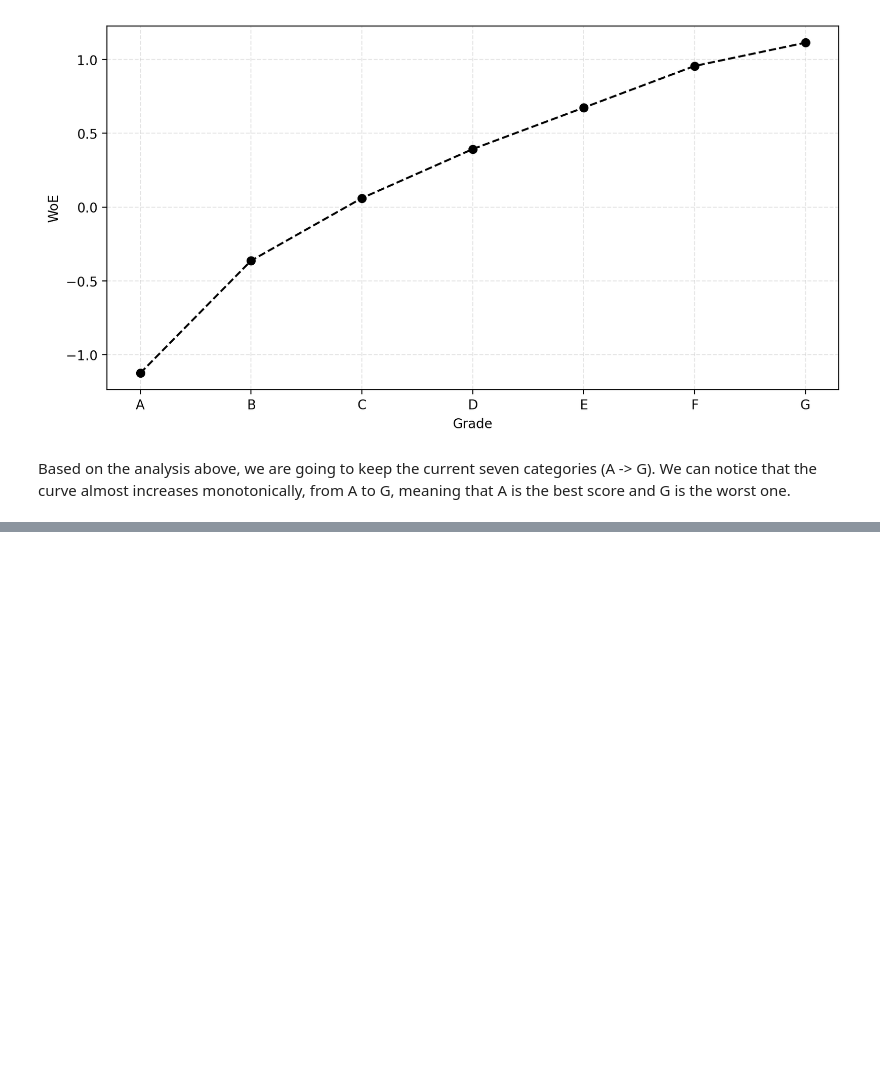
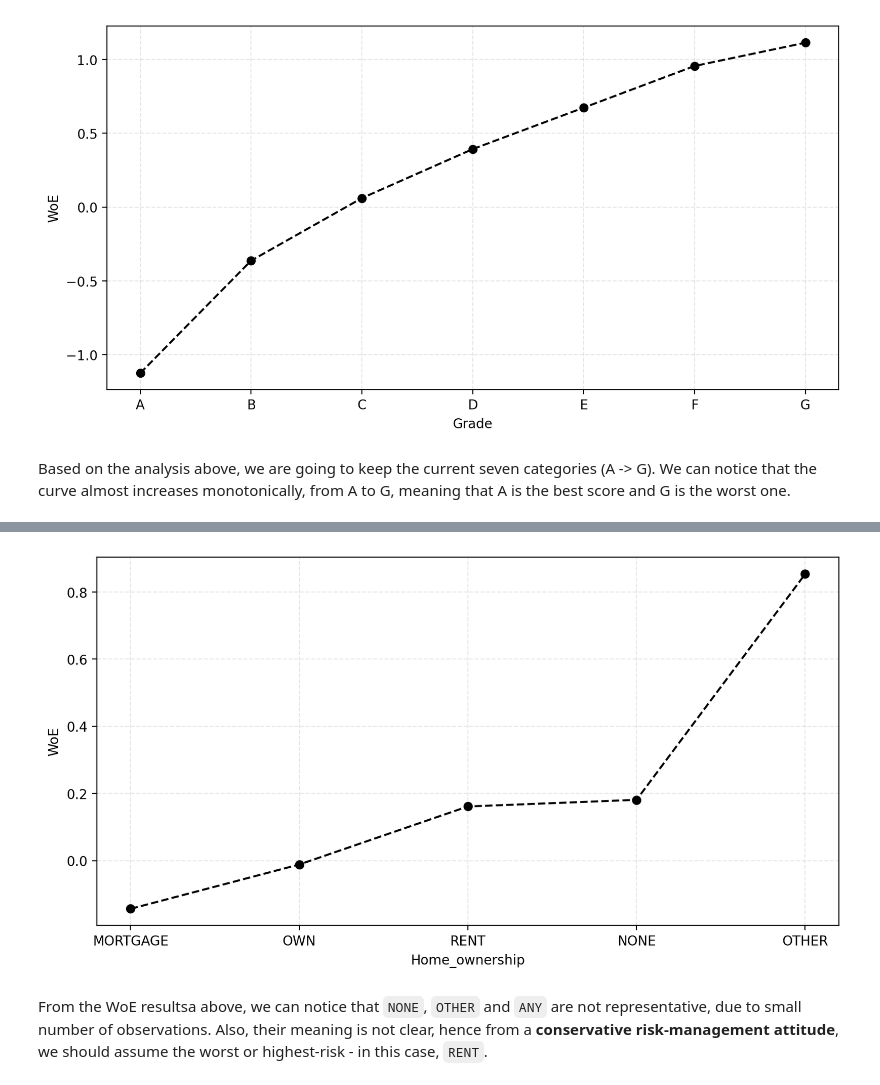
Before and after one commit to gfluz94/credit-risk-modeling, a Jupyter notebook: notebooks/General Outline PD Model.ipynb, the cells around one changed output, grey strips where cells are left out. Saved outputs shown, nothing was run; the diff lists cells and outputs as text; code cells hidden in the pictures; blank space fills up the shorter version.

```diff
--- a/notebooks/General Outline PD Model.ipynb
+++ b/notebooks/General Outline PD Model.ipynb
@@ -140,0 +148,2 @@ transformers.append(grade_ohe)
+# %%
+variable = "home_ownership"
@@ -140,0 +164,8 @@ transformers.append(grade_ohe)
+# %%
+woe_df = compute_woe(
+    df=df_train,
+    id_column_name="id",
+    feature_column_name=variable,
+    target_column_name=TARGET_VARIABLE,
+)
+woe_df
@@ -140,0 +181,6 @@ transformers.append(grade_ohe)
+# %%
+plot_woe_by_category(woe_df)
+# %% [output]
+[figure, added]
+# %% [markdown]
+From the WoE resultsa above, we can notice that `NONE`, `OTHER` and `ANY` are not representative, due to small number of observations. Also, their meaning is not clear, hence from a **conservative risk-management attitude**, we should assume the worst or highest-risk - in this case, `RENT`.
```
Also changed, not shown: parts of 47 cells of this notebook.
